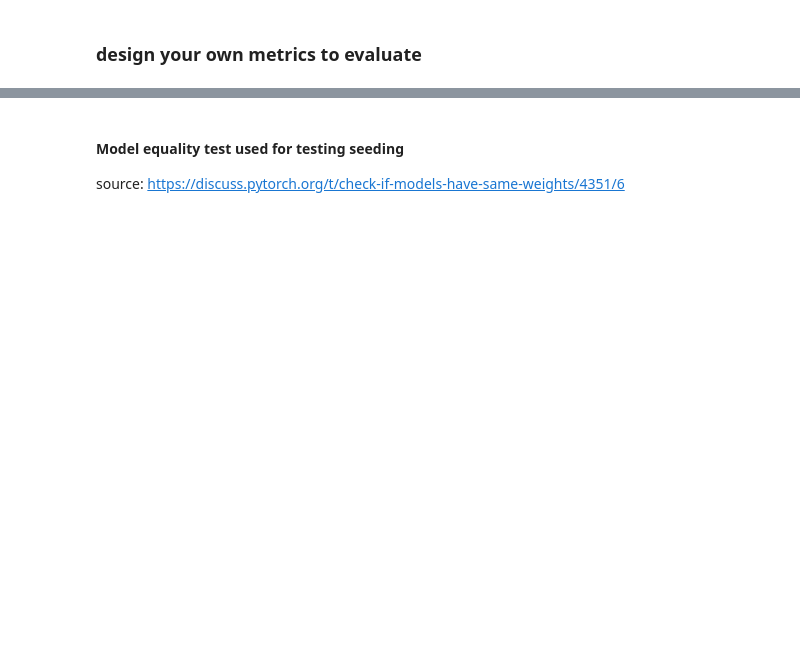
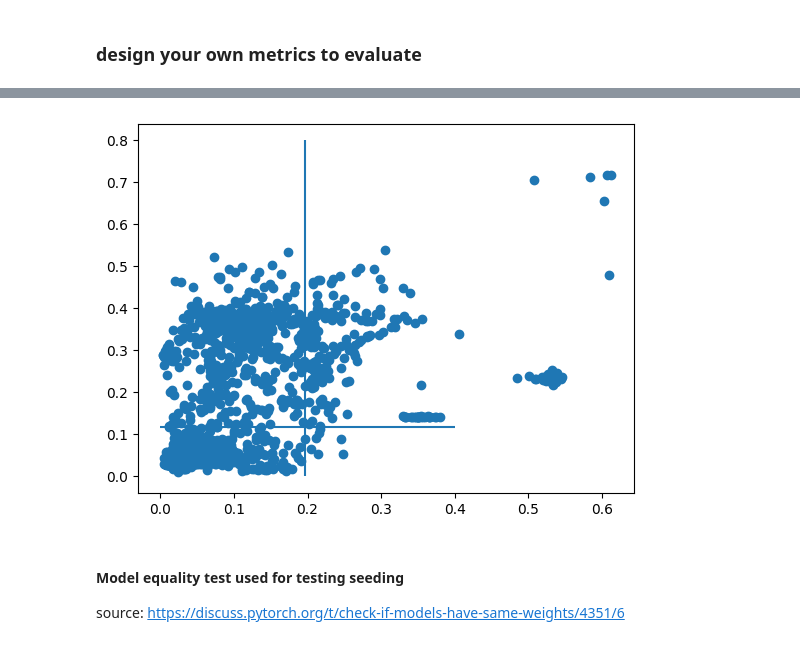
Before and after one commit to Maxmwoan/Research-Project, a Jupyter notebook: eval_pfn_lcdb11.ipynb, the cells around one changed output, grey strips where cells are left out. Cells and saved outputs as stored; diff of their text form; code cells hidden in the pictures; blank space fills up the shorter version.

Commit message:
metrics set up

```diff
--- a/eval_pfn_lcdb11.ipynb
+++ b/eval_pfn_lcdb11.ipynb
@@ -128,2 +129,86 @@ plt.show()
 # %% [markdown]
 ### design your own metrics to evaluate
+# %%
+mean_squared_errors = []
+CI_sizes = []
+percent_outside_CI = []
+#train_data.shape[0] - 1
+for i in range(0, test_data_UD.shape[0] - 1):
+    curve = test_data_UD[i]  # (1, 137)
+    curve = curve[~np.isnan(curve)]
+
+    y = torch.from_numpy(curve).float().unsqueeze(-1)
+    x = torch.arange(1, y.shape[0] + 1).unsqueeze(-1).float()
+
+    if len(curve) <= 20:
+        continue
+
+    # construct
+    num_last_anchor = 20
+    cutoff = len(curve) - num_last_anchor
+
+    x_train = x[:cutoff]
+    y_train = y[:cutoff]
+    x_test = x[cutoff:]
+    qs = [0.05, 0.5, 0.95]
+
+    normalizer = lcpfn.utils.identity_normalizer()
+
+    y_train_norm = normalizer[0](y_train)
+
+    # forward
+    single_eval_pos = x_train.shape[0]
+    x = torch.cat([x_train, x_test], dim=0).unsqueeze(1)
+    y = y_train.unsqueeze(1)
+
+    logits = model((x, y), single_eval_pos=single_eval_pos)
+
+    predictions = normalizer[1](
+        torch.cat([model.criterion.icdf(logits, q) for q in qs], dim=1)
+    )
+
+    x_test_np = x[cutoff:].detach().cpu().numpy().flatten()
+    pred_mean = predictions[:, 1].detach().cpu().numpy()
+    pred_lower = predictions[:, 0].detach().cpu().numpy()
+    pred_upper = predictions[:, 2].detach().cpu().numpy()
+    curve_real_values = curve[cutoff:]
+
+    # For every anchor in the extrapolation compute mse and size of confidence interval
+    n = len(x_test_np)
+    curve_avg_CI_size = np.average(pred_upper-pred_lower)
+    curve_mse = metrics.mean_absolute_error(curve_real_values, pred_mean)
+    curve_outside_CI = np.average(np.where((curve_real_values > pred_upper) | (curve_real_values < pred_lower),1,0))
+    if i%100 == 0:
+        print(i)
+    constant = 1/n
+    # for i in range(n):
+    #     real_val = curve_real_values[i]
+    #     predicted_val = pred_mean[i]
+    #     upper_bound = pred_upper[i]
+    #     lower_bound = pred_lower[i]
+    #
+    #     error = real_val - predicted_val
+    #     curve_mse += constant * error**2
+    #     # curve_avg_CI_size += constant * (upper_bound - lower_bound)
+
+    mean_squared_errors.append(curve_mse)
+    CI_sizes.append(curve_avg_CI_size)
+    percent_outside_CI.append(curve_outside_CI)
+
+print(np.average(mean_squared_errors))
+print(np.average(CI_sizes))
+print(np.average(percent_outside_CI))
+plt.scatter(mean_squared_errors, CI_sizes)
+plt.hlines(sum(mean_squared_errors)/len(mean_squared_errors), 0,0.4)
+plt.vlines(sum(CI_sizes)/len(CI_sizes), 0,0.8)
+plt.show()
+
+# # plot
+# plt.plot(curve, "black", label="target")
+# plt.plot(x_test_np, pred_mean, "blue", label="Extrapolation by PFN")
+# plt.fill_between(x_test_np, pred_lower, pred_upper, color="blue", alpha=0.2, label="CI of 90%")
+# plt.vlines(cutoff, 0, 1, linewidth=0.5, color="k", label="cutoff")
+# plt.ylim(0, 1)
+# plt.legend(loc="lower right")
+# plt.show()
+# %% [output]
@@ -130,3 +232,4 @@ plt.show()
+[figure, added]
 # %% [markdown]
 #### Model equality test used for testing seeding
 
```
Also changed, not shown: parts of 5 cells of this notebook, 5 other files.
